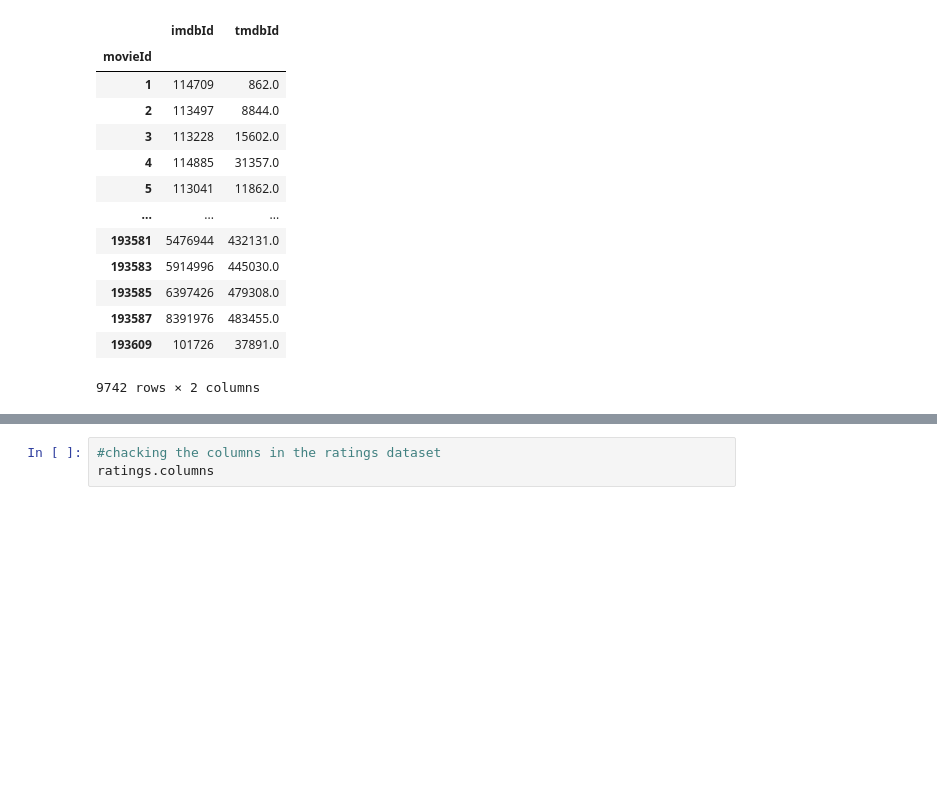
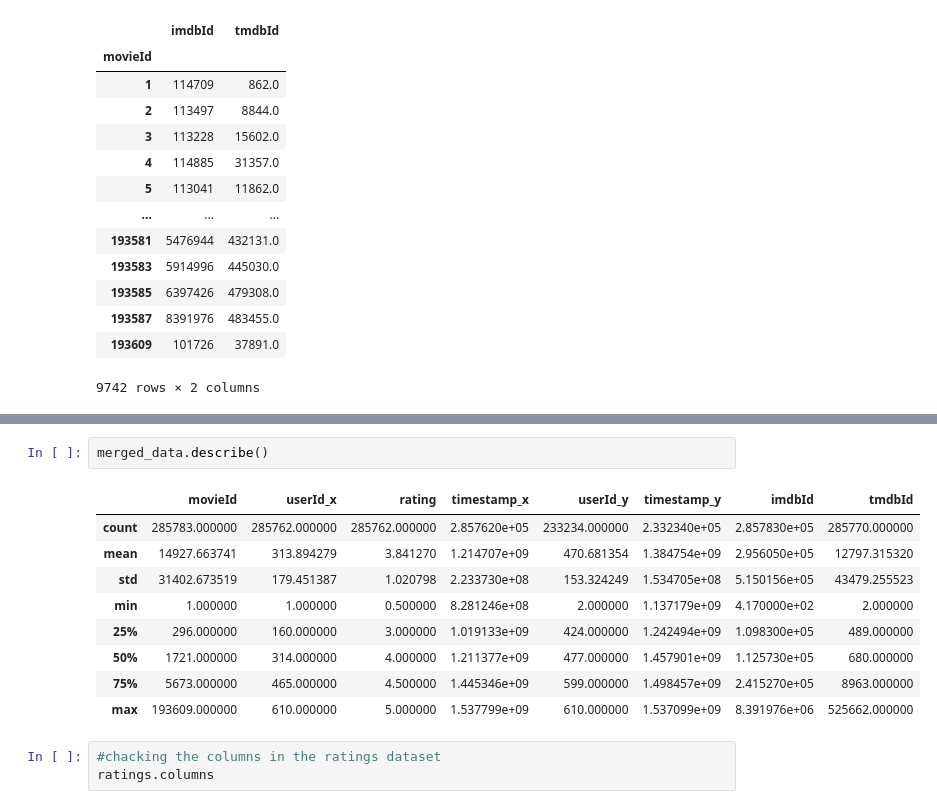
Before and after one commit to Allan-Kipkemei/Movie-Recommendation-System, a Jupyter notebook: Recommender.ipynb, the cells around one changed output, grey strips where cells are left out. Drawn from its saved outputs; the diff is of its cells as text; blank space fills up the shorter version.

```diff
--- a/Recommender.ipynb
+++ b/Recommender.ipynb
@@ -156,3 +244,15 @@ links
+# %%
+merged_data.describe()
+# %% [output]
+|  | movieId | userId_x | rating | timestamp_x | userId_y | timestamp_y | imdbId | tmdbId |
+| count | 285783.000000 | 285762.000000 | 285762.000000 | 2.857620e+05 | 233234.000000 | 2.332340e+05 | 2.857830e+05 | 285770.000000 |
+| mean | 14927.663741 | 313.894279 | 3.841270 | 1.214707e+09 | 470.681354 | 1.384754e+09 | 2.956050e+05 | 12797.315320 |
+| std | 31402.673519 | 179.451387 | 1.020798 | 2.233730e+08 | 153.324249 | 1.534705e+08 | 5.150156e+05 | 43479.255523 |
+| min | 1.000000 | 1.000000 | 0.500000 | 8.281246e+08 | 2.000000 | 1.137179e+09 | 4.170000e+02 | 2.000000 |
+| 25% | 296.000000 | 160.000000 | 3.000000 | 1.019133e+09 | 424.000000 | 1.242494e+09 | 1.098300e+05 | 489.000000 |
+| 50% | 1721.000000 | 314.000000 | 4.000000 | 1.211377e+09 | 477.000000 | 1.457901e+09 | 1.125730e+05 | 680.000000 |
+| 75% | 5673.000000 | 465.000000 | 4.500000 | 1.445346e+09 | 599.000000 | 1.498457e+09 | 2.415270e+05 | 8963.000000 |
+| max | 193609.000000 | 610.000000 | 5.000000 | 1.537799e+09 | 610.000000 | 1.537099e+09 | 8.391976e+06 | 525662.000000 |
 # %%
 #chacking the columns in the ratings dataset
 ratings.columns
```
Also changed, not shown: parts of 1 cell of this notebook.
